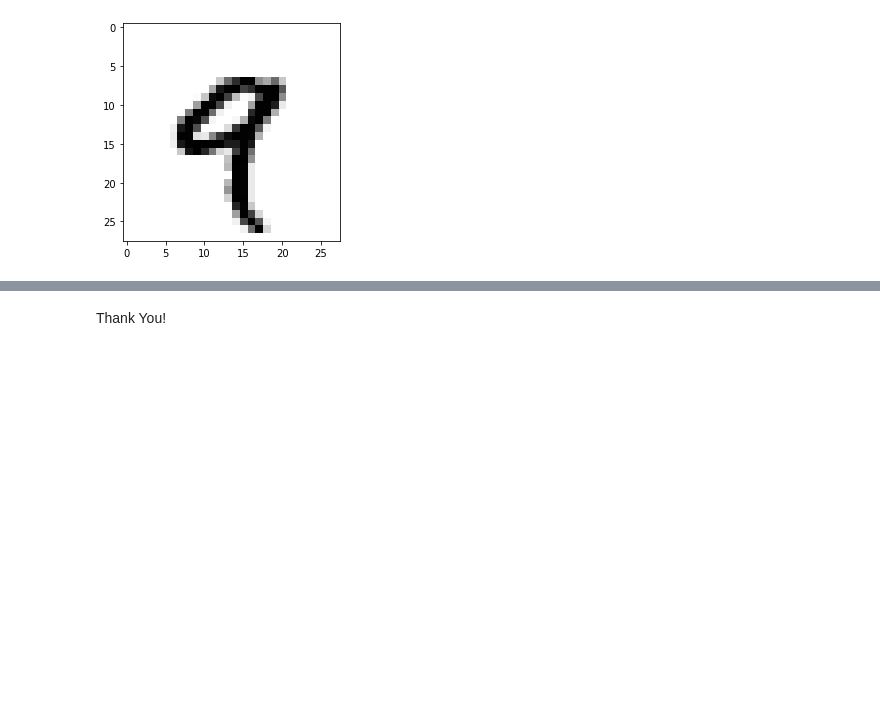
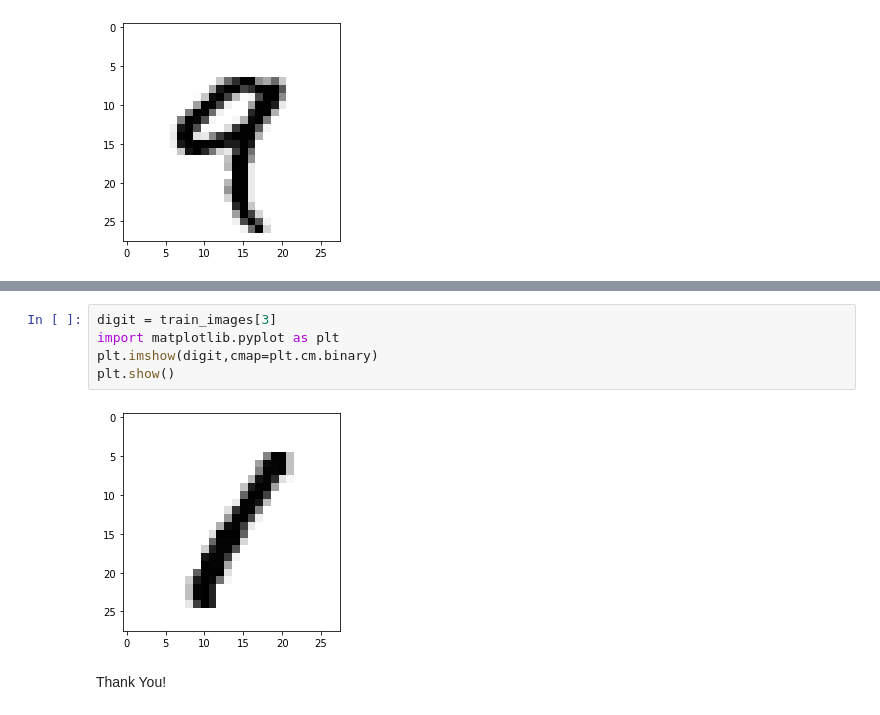
Before and after one commit to adilshera/DeepLearning_Projects, a Jupyter notebook: MNIS-Project/MNIST_Project.ipynb, the cells around one changed output, grey strips where cells are left out. Cells and saved outputs as stored; diff of their text form; blank space fills up the shorter version.

```diff
--- a/MNIS-Project/MNIST_Project.ipynb
+++ b/MNIS-Project/MNIST_Project.ipynb
@@ -209,2 +321,9 @@ plt.show()
+# %%
+digit = train_images[3]
+import matplotlib.pyplot as plt
+plt.imshow(digit,cmap=plt.cm.binary)
+plt.show()
+# %% [output]
+[figure, added]
 # %% [markdown]
 Thank You!
```
Also changed, not shown: parts of 33 cells of this notebook.
